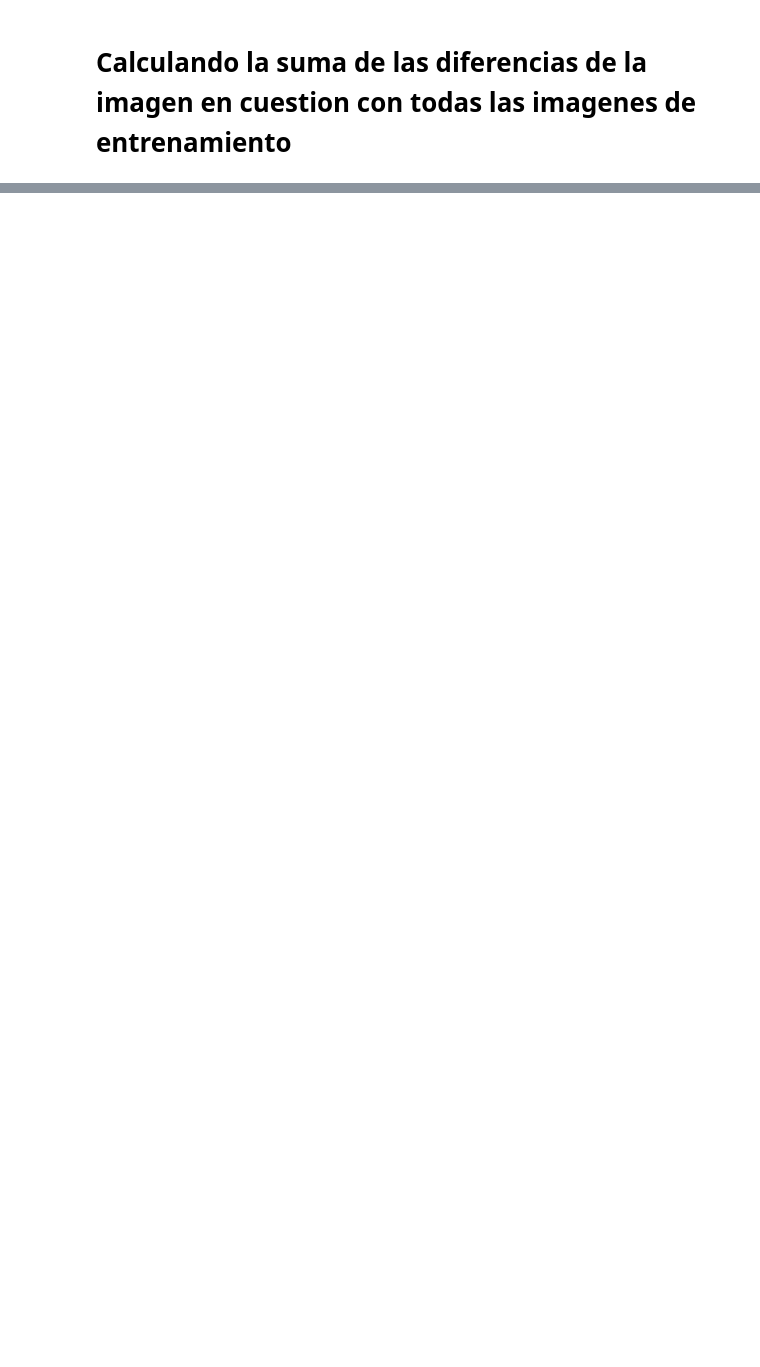
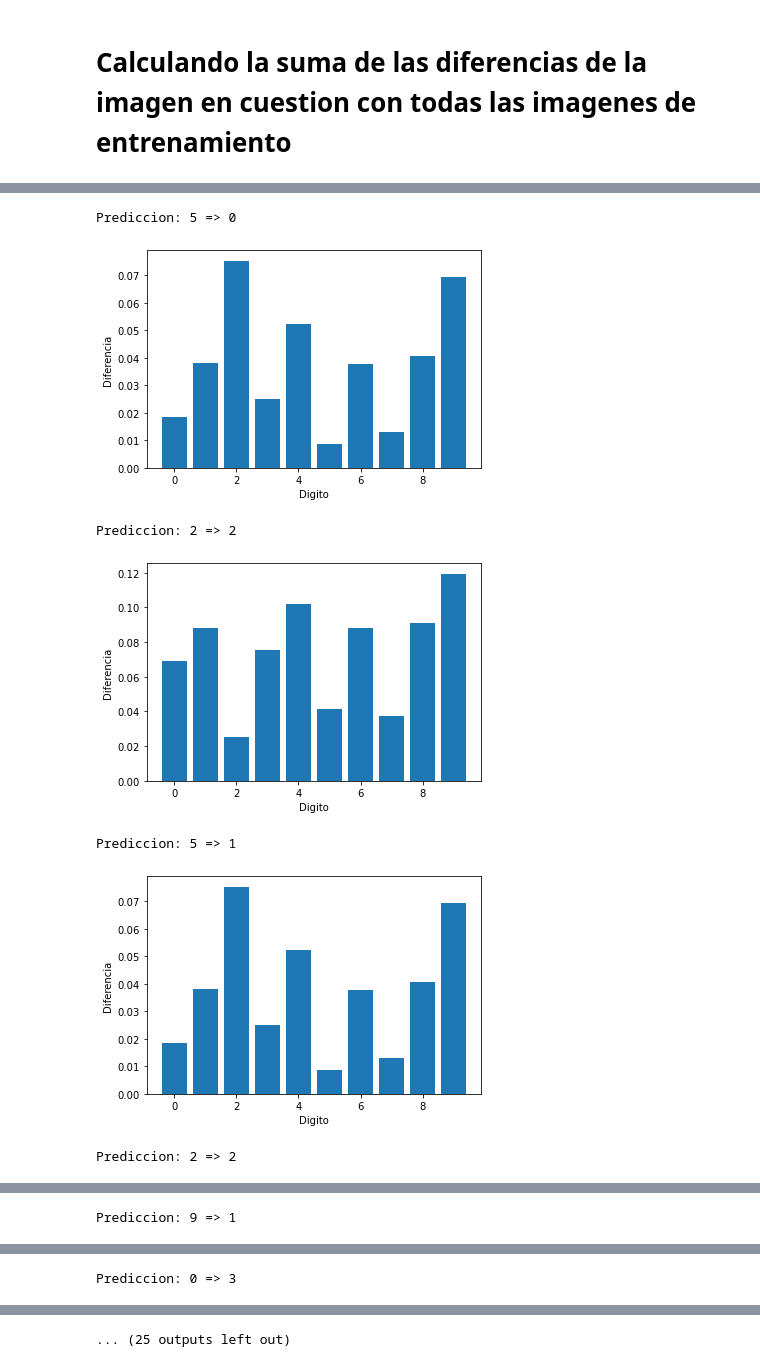
Before and after one commit to JPF3N998/IRP-II-2020, a Jupyter notebook: Proyecto 1/histogramas/hu.ipynb, the cells around one changed output, grey strips where cells are left out. Saved outputs shown, nothing was run; the diff lists cells and outputs as text; code cells hidden in the pictures; blank space fills up the shorter version.

```diff
--- a/Proyecto 1/histogramas/hu.ipynb
+++ b/Proyecto 1/histogramas/hu.ipynb
@@ -201,0 +256,37 @@ Prediccion: 4
+# %%
+%matplotlib inline
+
+testFiles = listdir('./test/')
+
+accuracy = 0
+
+for testFile in testFiles:
+    #print(testFile)
+    testImg = cv.imread('./test/'+testFile,0)
+
+    # Castear el nombre del archivo a entero
+    etiqueta = int(testFile.split('.')[0])
+
+    #print(etiqueta)
+    momentos = get7Moments(testImg)
+
+    prediction, avgs = predictWithReference(testImg)
+
+    print("Prediccion:",prediction, "=>", etiqueta)
+
+    accuracy += (prediction == etiqueta)
+
+    plt.bar([0,1,2,3,4,5,6,7,8,9],avgs)
+    plt.ylabel('Diferencia')
+    plt.xlabel('Digito')
+    plt.show()
+
+print("Accuracy: ",accuracy/len(testFiles))
+# %% [output]
+Prediccion: 5 => 0
+[figure, added]
+Prediccion: 2 => 2
+[figure, added]
+Prediccion: 5 => 1
+[figure, added]
+Prediccion: 2 => 2
@@ -201,0 +294 @@ Prediccion: 4
+Prediccion: 9 => 1
@@ -201,0 +296 @@ Prediccion: 4
+Prediccion: 0 => 3
@@ -201,0 +298 @@ Prediccion: 4
+... (25 outputs left out)
```
Also changed, not shown: parts of 7 cells of this notebook, 28 other files.
